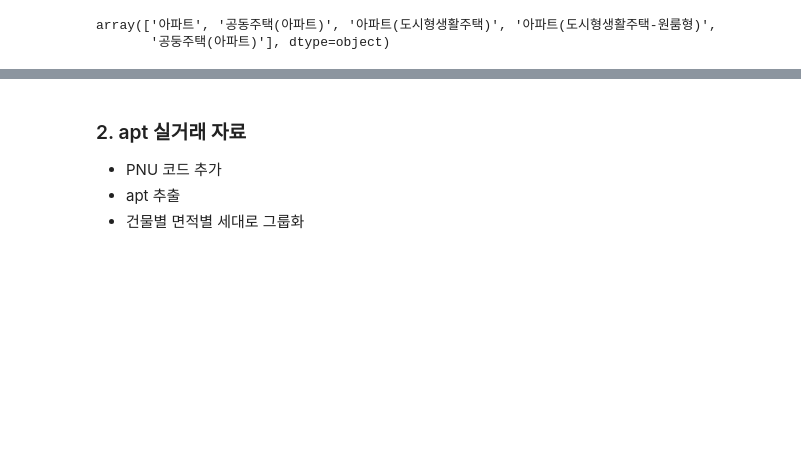
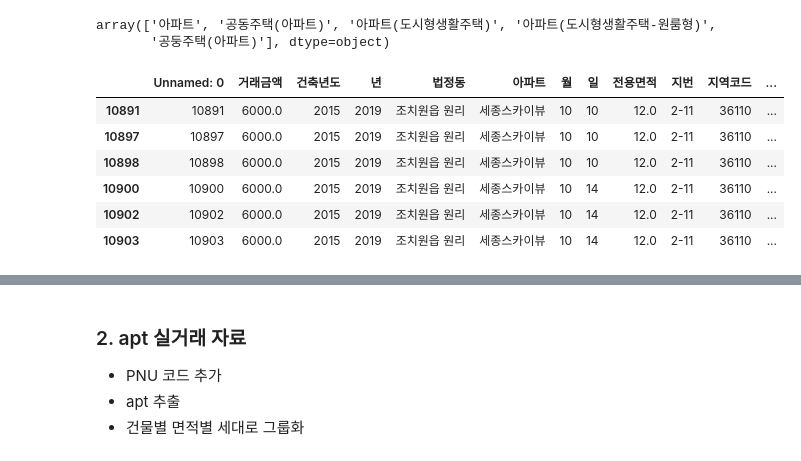
Before and after one commit to metterian/sejong-house-market-analyse, a Jupyter notebook: 전유부_아파트_정리.ipynb, the cells around one changed output, grey strips where cells are left out. Cells and saved outputs as stored; diff of their text form; code cells hidden in the pictures; blank space fills up the shorter version.

```diff
--- a/전유부_아파트_정리.ipynb
+++ b/전유부_아파트_정리.ipynb
@@ -86,6 +89,18 @@ apt_unit['기타용도'].unique()
 # %% [output]
 array(['아파트', '공동주택(아파트)', '아파트(도시형생활주택)', '아파트(도시형생활주택-원룸형)',
        '공둥주택(아파트)'], dtype=object)
+# %%
+# 행정규치 기준 최소주거기준 14m2 기준 이하 해당 부분 제거
+print(apt_unit[apt_unit['면적(전용면적)']])
+apt_unit = apt_unit[apt_unit['면적(전용면적)']]
+# %% [output]
+|  | Unnamed: 0 | 거래금액 | 건축년도 | 년 | 법정동 | 아파트 | 월 | 일 | 전용면적 | 지번 | 지역코드 | ... |
+| 10891 | 10891 | 6000.0 | 2015 | 2019 | 조치원읍 원리 | 세종스카이뷰 | 10 | 10 | 12.0 | 2-11 | 36110 | ... |
+| 10897 | 10897 | 6000.0 | 2015 | 2019 | 조치원읍 원리 | 세종스카이뷰 | 10 | 10 | 12.0 | 2-11 | 36110 | ... |
+| 10898 | 10898 | 6000.0 | 2015 | 2019 | 조치원읍 원리 | 세종스카이뷰 | 10 | 10 | 12.0 | 2-11 | 36110 | ... |
+| 10900 | 10900 | 6000.0 | 2015 | 2019 | 조치원읍 원리 | 세종스카이뷰 | 10 | 14 | 12.0 | 2-11 | 36110 | ... |
+| 10902 | 10902 | 6000.0 | 2015 | 2019 | 조치원읍 원리 | 세종스카이뷰 | 10 | 14 | 12.0 | 2-11 | 36110 | ... |
+| 10903 | 10903 | 6000.0 | 2015 | 2019 | 조치원읍 원리 | 세종스카이뷰 | 10 | 14 | 12.0 | 2-11 | 36110 | ... |
 # %%
 #건물별 면적으로 groupping(1231)
 apt_unit['면적(전용면적)'] = np.trunc(apt_unit['면적(전용면적)']).astype(float)
```
Also changed, not shown: parts of 7 cells of this notebook.
